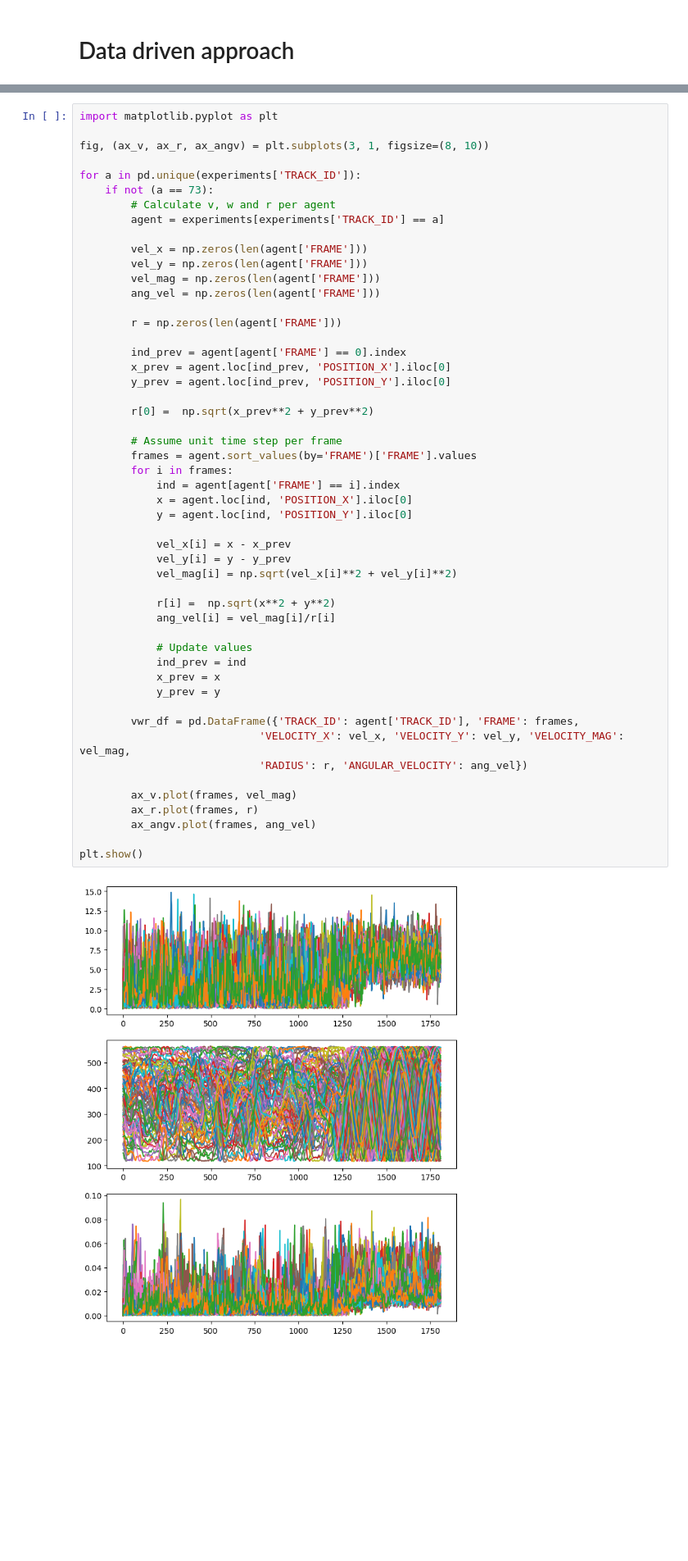
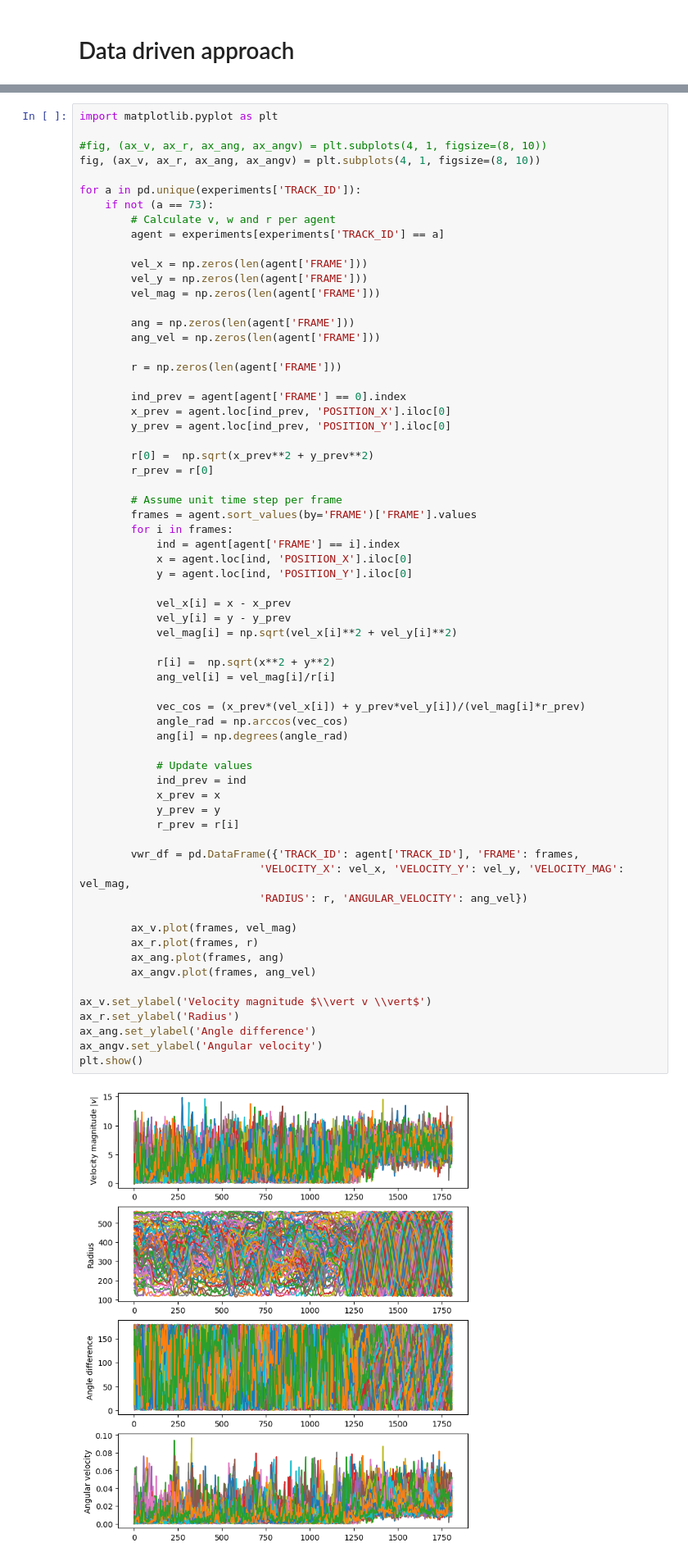
Before and after one commit to BenedictRussell/MA932-Project, a Jupyter notebook: Data_based.ipynb, the cells around one changed output, grey strips where cells are left out. Shown at 82% size. Saved outputs shown, nothing was run; the diff lists cells and outputs as text; blank space fills up the shorter version.

Commit message:
Some pretty plots

```diff
--- a/Data_based.ipynb
+++ b/Data_based.ipynb
@@ -43,7 +49,8 @@ plt.show()
 # %%
 import matplotlib.pyplot as plt
 
-fig, (ax_v, ax_r, ax_angv) = plt.subplots(3, 1, figsize=(8, 10))
+#fig, (ax_v, ax_r, ax_ang, ax_angv) = plt.subplots(4, 1, figsize=(8, 10))
+fig, (ax_v, ax_r, ax_ang, ax_angv) = plt.subplots(4, 1, figsize=(8, 10))
 
 for a in pd.unique(experiments['TRACK_ID']):
     if not (a == 73):
@@ -53,6 +60,8 @@ for a in pd.unique(experiments['TRACK_ID']):
         vel_x = np.zeros(len(agent['FRAME']))
         vel_y = np.zeros(len(agent['FRAME']))
         vel_mag = np.zeros(len(agent['FRAME']))
+
+        ang = np.zeros(len(agent['FRAME']))
         ang_vel = np.zeros(len(agent['FRAME']))
 
         r = np.zeros(len(agent['FRAME']))
@@ -62,34 +71,45 @@ for a in pd.unique(experiments['TRACK_ID']):
         y_prev = agent.loc[ind_prev, 'POSITION_Y'].iloc[0]
 
         r[0] =  np.sqrt(x_prev**2 + y_prev**2)
+        r_prev = r[0]
 
         # Assume unit time step per frame
         frames = agent.sort_values(by='FRAME')['FRAME'].values
         for i in frames:
             ind = agent[agent['FRAME'] == i].index
             x = agent.loc[ind, 'POSITION_X'].iloc[0]
             y = agent.loc[ind, 'POSITION_Y'].iloc[0]
 
             vel_x[i] = x - x_prev
             vel_y[i] = y - y_prev
             vel_mag[i] = np.sqrt(vel_x[i]**2 + vel_y[i]**2)
 
             r[i] =  np.sqrt(x**2 + y**2)
             ang_vel[i] = vel_mag[i]/r[i]
 
+            vec_cos = (x_prev*(vel_x[i]) + y_prev*vel_y[i])/(vel_mag[i]*r_prev)
+            angle_rad = np.arccos(vec_cos)
+            ang[i] = np.degrees(angle_rad)
+
             # Update values
             ind_prev = ind
             x_prev = x
             y_prev = y
+            r_prev = r[i]
 
         vwr_df = pd.DataFrame({'TRACK_ID': agent['TRACK_ID'], 'FRAME': frames,
                             'VELOCITY_X': vel_x, 'VELOCITY_Y': vel_y, 'VELOCITY_MAG': vel_mag,
                             'RADIUS': r, 'ANGULAR_VELOCITY': ang_vel})
 
         ax_v.plot(frames, vel_mag)
         ax_r.plot(frames, r)
+        ax_ang.plot(frames, ang)
         ax_angv.plot(frames, ang_vel)
 
+ax_v.set_ylabel('Velocity magnitude $\\vert v \\vert$')
+ax_r.set_ylabel('Radius')
+ax_ang.set_ylabel('Angle difference')
+ax_angv.set_ylabel('Angular velocity')
 plt.show()
 # %% [output]
-[figure, old version]
+[figure, new version]
```
Also changed, not shown: parts of 9 cells of this notebook, 4 other files.
